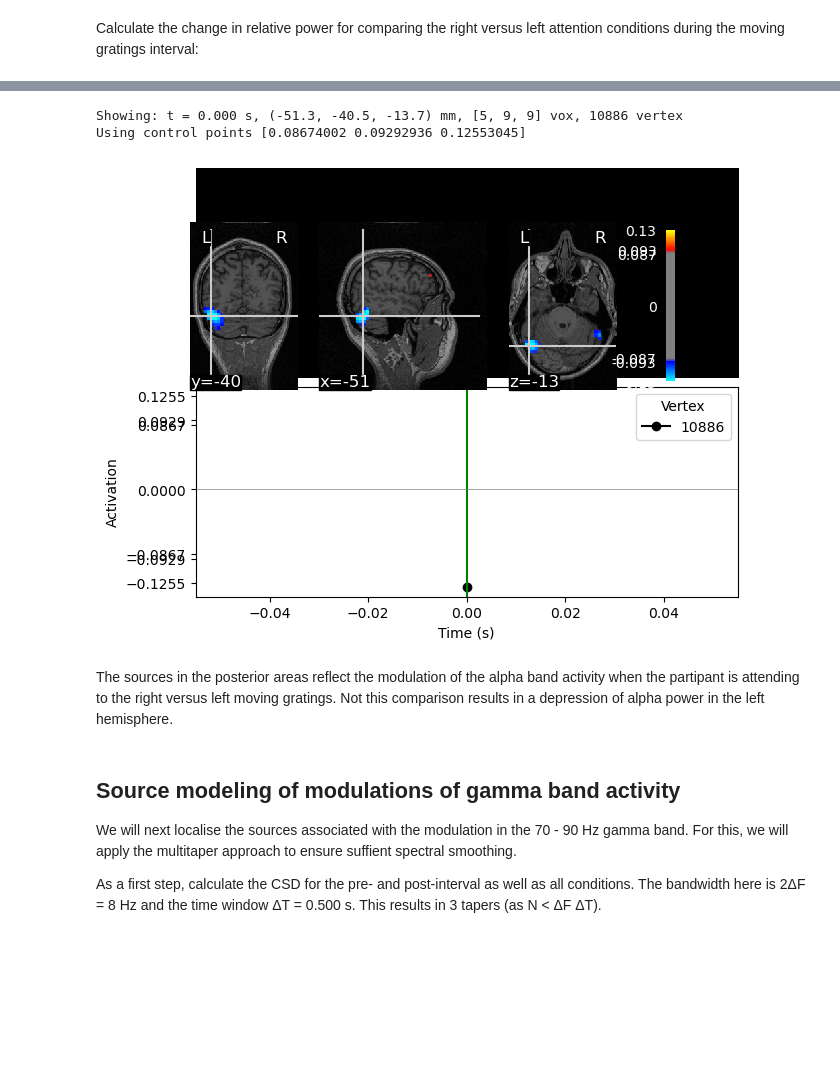
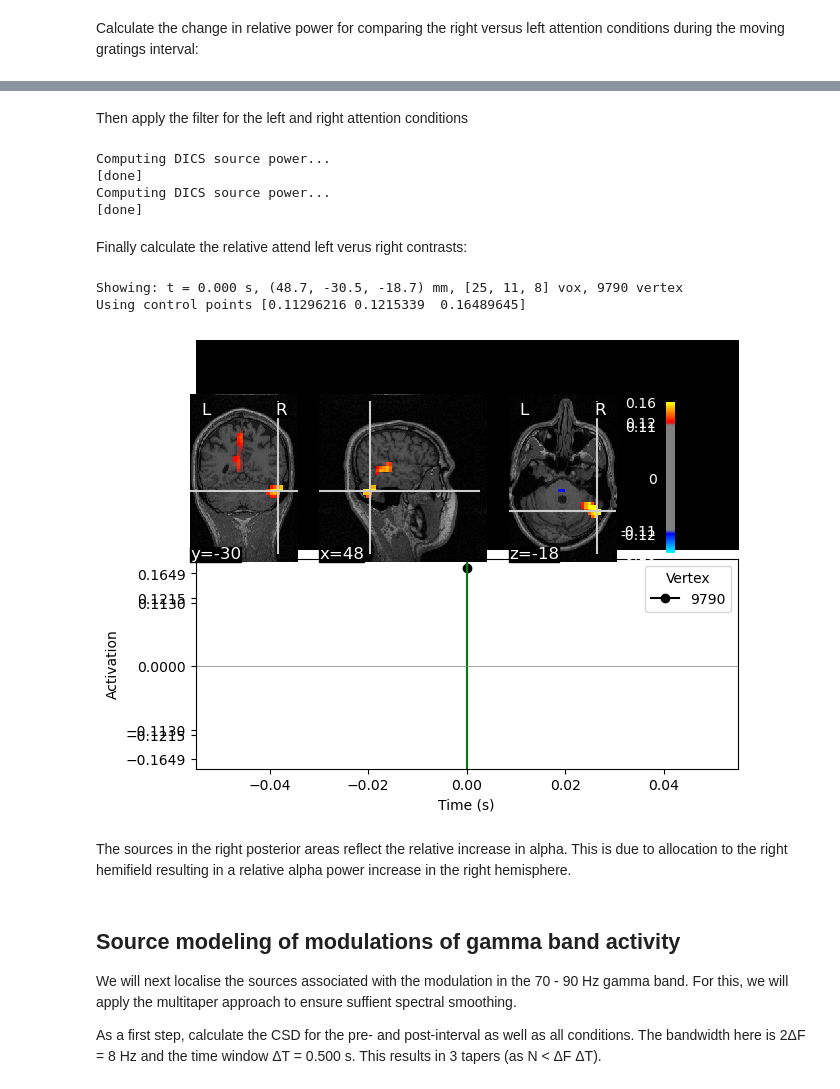
Before and after one commit to laurabpaulsen/Cerca, a Jupyter notebook: DICSbeamforming.ipynb, the cells around one changed output, grey strips where cells are left out. Drawn from its saved outputs; the diff is of its cells as text; code cells hidden in the pictures; blank space fills up the shorter version.

```diff
--- a/DICSbeamforming.ipynb
+++ b/DICSbeamforming.ipynb
@@ -134,7 +138,8 @@ csd_acommon._data = (csd_aleft_cue._data + csd_aright_cue._data +
 # %% [markdown]
 For calculating the spatial filters we also need to derive the rank of the CSD. It will be similar to the the rank of the coveriance matrix:
 # %%
-rank = mne.compute_rank(epochs, tol=1e-5, tol_kind='relative', proj = False)
+
+rank = mne.compute_rank(epochs, tol=1e-5, tol_kind='relative', proj = True)
 print(rank)
 # %% [output]
 Computing rank from data with rank=None
@@ -226,0 +227,3 @@ The above plot show the relative depression in the alpha following the onset of
+# %%
+csd_acommon2 = csd_aleft_cue.copy()
+csd_acommon2._data = (csd_aleft_cue._data + csd_aright_cue._data)/2
@@ -226,0 +232,3 @@ The above plot show the relative depression in the alpha following the onset of
+# %%
+afilters2 = make_dics(epochs.info, fwd, csd_acommon2.mean() , noise_csd= None,
+                    reg=0.05, pick_ori='max-power', reduce_rank=True, real_filter=True, rank=rank, depth = 0)
@@ -226,0 +252,12 @@ The above plot show the relative depression in the alpha following the onset of
+# %% [markdown]
+Then apply the filter for the left and right attention conditions
+# %%
+stc_aleft_cue, freqs = apply_dics_csd(csd_aleft_cue.mean(), afilters2)
+stc_aright_cue, freqs = apply_dics_csd(csd_aright_cue.mean(), afilters2)
+# %% [output]
+Computing DICS source power...
+[done]
+Computing DICS source power...
+[done]
+# %% [markdown]
+Finally calculate the relative attend left verus right contrasts:
@@ -227,13 +267,12 @@ The above plot show the relative depression in the alpha following the onset of
 # %%
 %matplotlib inline
-stc_aRvsL.plot(src=src, subject=fs_subject, subjects_dir=fs_root, mode='stat_map');
+stc_aRvsL.plot(src=src, subject=fs_subject, subjects_dir=fs_root);
 # %% [output]
-Showing: t = 0.000 s, (-51.3, -40.5, -13.7) mm, [5, 9, 9] vox, 10886 vertex
-Using control points [0.08674002 0.09292936 0.12553045]
+Showing: t = 0.000 s, (48.7, -30.5, -18.7) mm, [25, 11, 8] vox, 9790 vertex
+Using control points [0.11296216 0.1215339  0.16489645]
-[figure, old version]
+[figure, new version]
 # %% [markdown]
-
-The sources in the posterior areas reflect the modulation of the alpha band activity when the partipant is attending to the right versus left moving gratings. Not this comparison results in a depression of alpha power in the left hemisphere.
+The sources in the right posterior areas reflect the relative increase in alpha. This is due to allocation to the right hemifield resulting in a relative alpha power increase in the right hemisphere.
 # %% [markdown]
 
 ## Source modeling of modulations of gamma band activity
```
Also changed, not shown: parts of 31 cells of this notebook.
